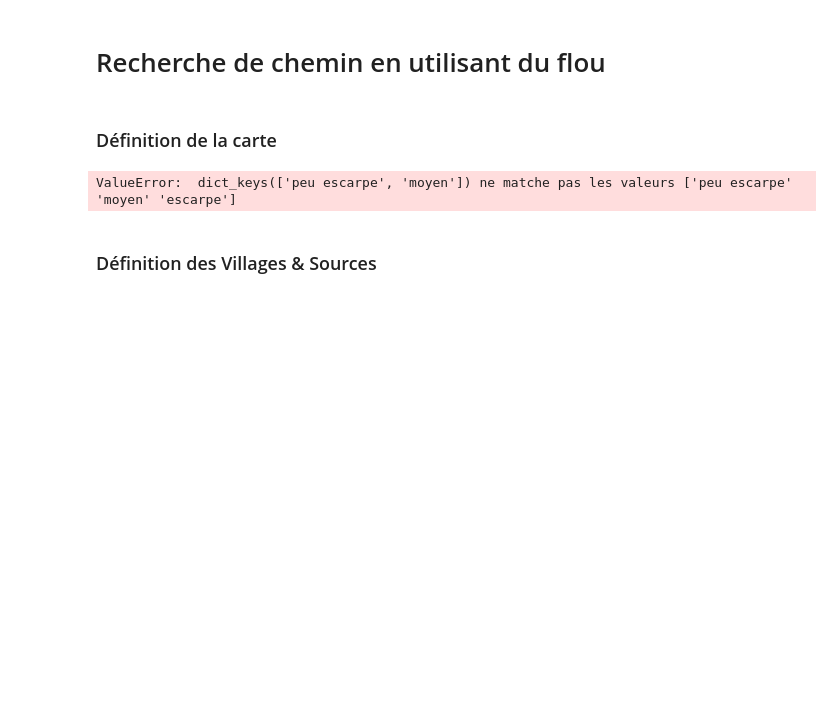
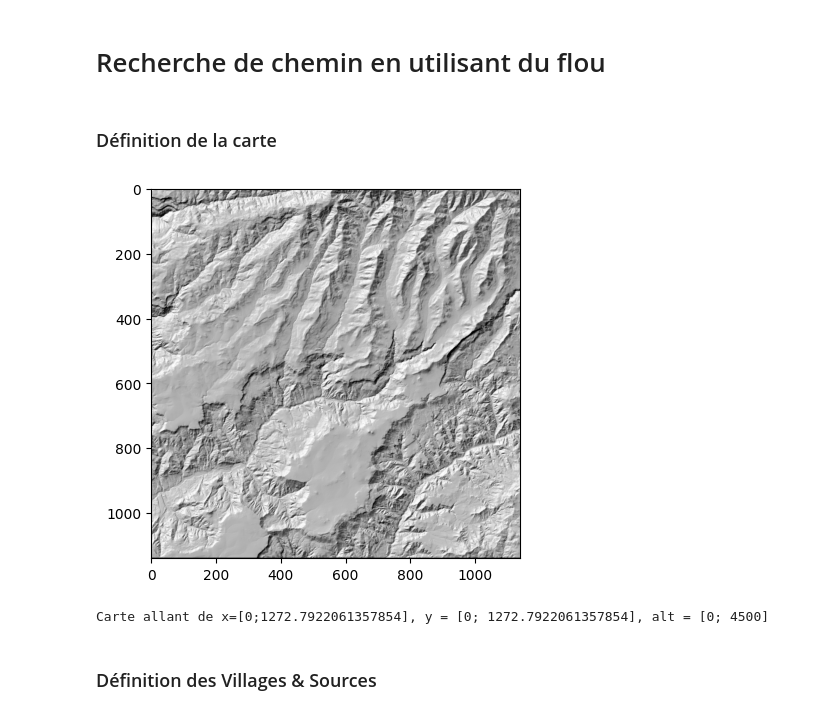
Before and after one commit to teo-bou/SY10, a Jupyter notebook: Projet-Eau/recherche_chemin_eau.ipynb, the cells around one changed output. Drawn from its saved outputs; the diff is of its cells as text; code cells hidden in the pictures; blank space fills up the shorter version.

```diff
--- a/Projet-Eau/recherche_chemin_eau.ipynb
+++ b/Projet-Eau/recherche_chemin_eau.ipynb
@@ -7,15 +7,16 @@ from projet_srcs import *
 # %%
 # peu_escarp, escarp = float(input("Peu escarpe : ")), float(input("Escarpe : "))
 # type_terr = type_terrain.v(peu_escarp, escarp)
 # peu_access, moy_access, accessi = float(input("Peu accessible : ")), float(input("Moyennement accessible : ")), float(input("Accessible : "))
 # access = accessibilite.v(peu_access, moy_access, accessi)
 
-type_terr = type_terrain.v(0.2,0.6, 0.2)
-access = accessibilite.v(0.2,0.5,0.8)
+type_terr = type_terrain.v(0.2,0.2, 0.4)
+access = accessibilite.v(0.1,0.2,0.8)
 
-carte = Carte("test_elevation.png", "20/05", type_terrain=type_terr, accessibilite=access, resize_x=200, resize_y=200)
+carte = Carte("carte indiras.png", "20/05", type_terrain=type_terr, accessibilite=access, resized_factor = 0.3)
 print(carte)
 # %% [output]
+[figure, added]
-ValueError:  dict_keys(['peu escarpe', 'moyen']) ne matche pas les valeurs ['peu escarpe' 'moyen' 'escarpe']
+Carte allant de x=[0;1272.7922061357854], y = [0; 1272.7922061357854], alt = [0; 4500]
 # %% [markdown]
 ### Définition des Villages & Sources
```
Also changed, not shown: parts of 5 cells of this notebook, 3 other files.
